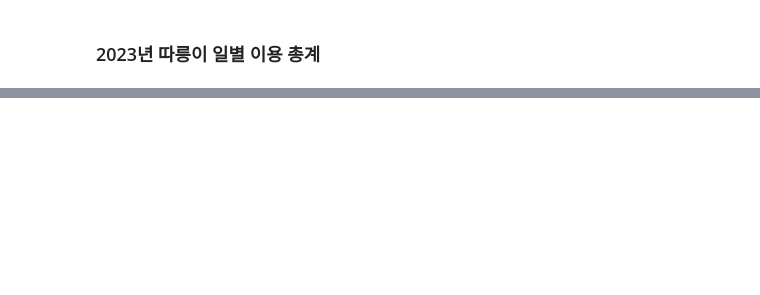
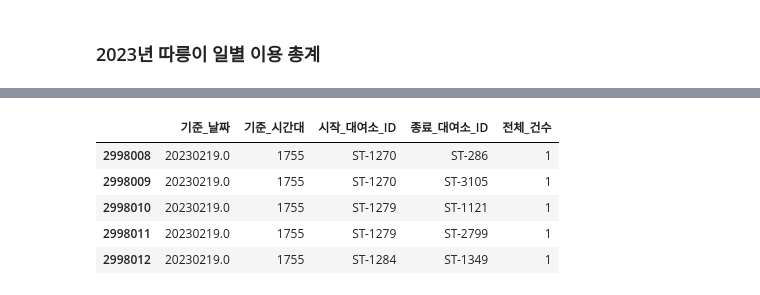
Before and after one commit to minseokpark6/SemiProject_Group3, a Jupyter notebook: Code/minseokpark/dust_preprocessing_240430.ipynb, the cells around one changed output, grey strips where cells are left out. Drawn from its saved outputs; the diff is of its cells as text; code cells hidden in the pictures; blank space fills up the shorter version.

```diff
--- a/Code/minseokpark/dust_preprocessing_240430.ipynb
+++ b/Code/minseokpark/dust_preprocessing_240430.ipynb
@@ -330,0 +358,9 @@ memory usage: 659.4 MB
+# %%
+data_2023_01_02.tail()
+# %% [output]
+|  | 기준_날짜 | 기준_시간대 | 시작_대여소_ID | 종료_대여소_ID | 전체_건수 |
+| 2998008 | 20230219.0 | 1755 | ST-1270 | ST-286 | 1 |
+| 2998009 | 20230219.0 | 1755 | ST-1270 | ST-3105 | 1 |
+| 2998010 | 20230219.0 | 1755 | ST-1279 | ST-1121 | 1 |
+| 2998011 | 20230219.0 | 1755 | ST-1279 | ST-2799 | 1 |
+| 2998012 | 20230219.0 | 1755 | ST-1284 | ST-1349 | 1 |
```
Also changed, not shown: parts of 13 cells of this notebook.
